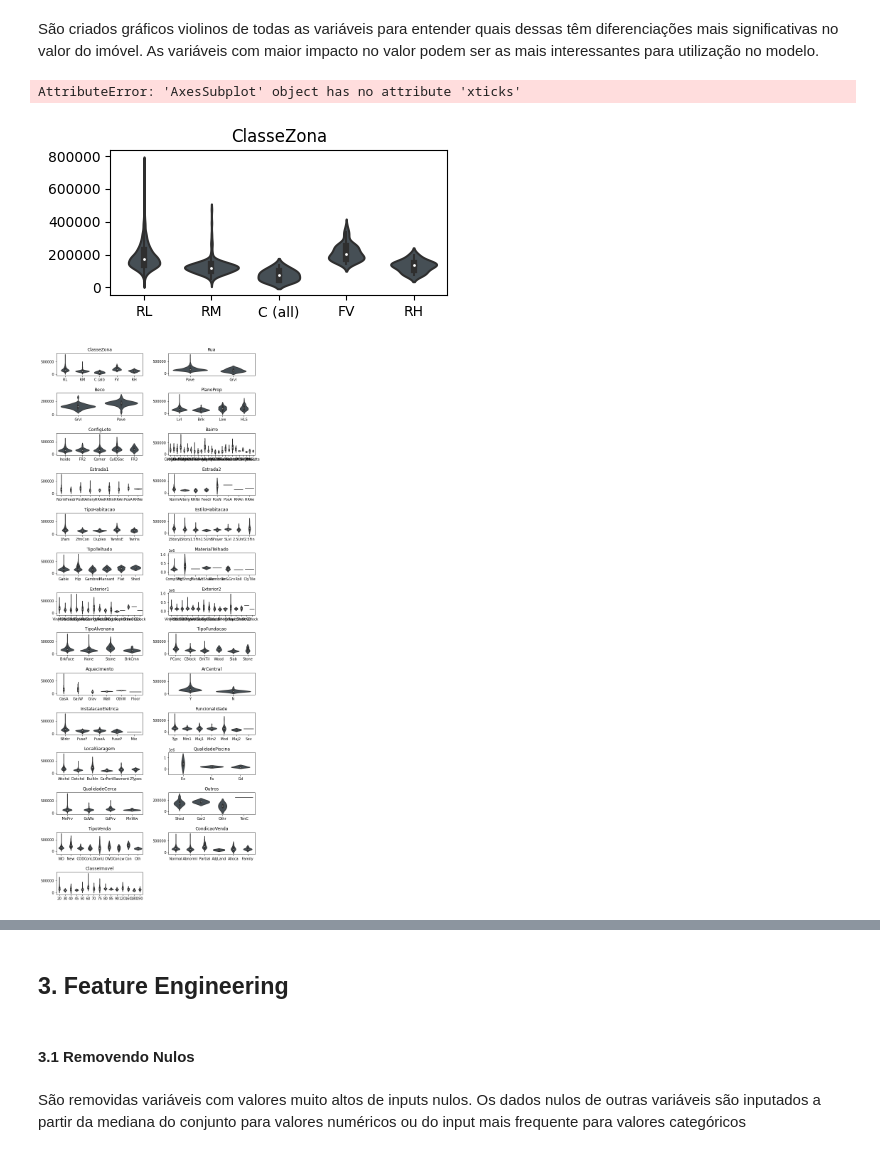
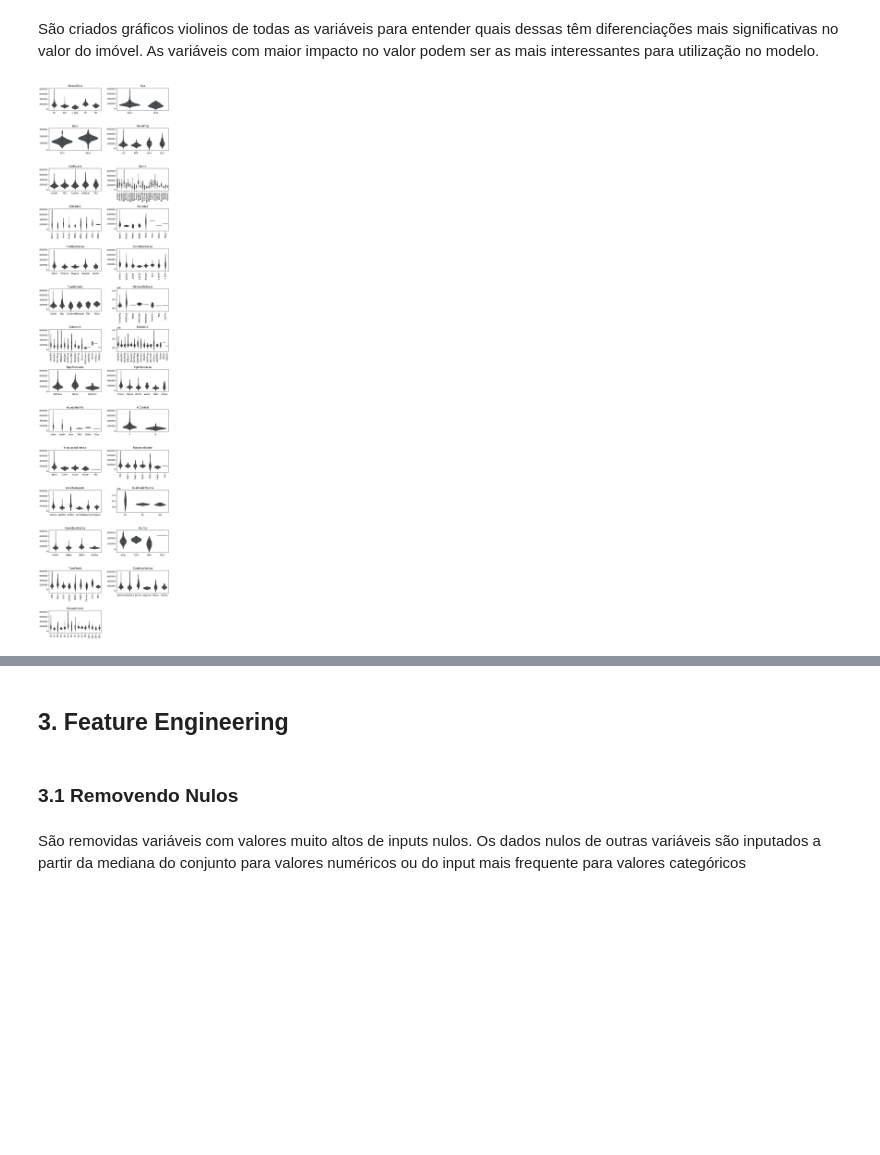
Before and after one commit to LissesCastro/Desafio-Regressao, a Jupyter notebook: Regressao_Valor_de_Imovel_Tera.ipynb, the cells around one changed output, grey strips where cells are left out. Saved outputs shown, nothing was run; the diff lists cells and outputs as text; code cells hidden in the pictures; blank space fills up the shorter version.

```diff
--- a/Regressao_Valor_de_Imovel_Tera.ipynb
+++ b/Regressao_Valor_de_Imovel_Tera.ipynb
@@ -41,7 +41,7 @@ from sklearn.model_selection import train_test_split
 # %% [markdown]
 ### 1.2 Elaboração de algumas funções utilizadas posteriormente no código
 # %%
-def plota_cat(variaveis: list, figsize: tuple, dataframe=df) -> plt.figure:
+def plota_cat(variaveis: list, figsize: tuple, dataframe: pd.DataFrame()) -> plt.figure:
     '''Dada uma lista de variáveis categóricas, plota uma figura
        com os gráficos de violino de todas as variáveis na lista'''
     total_plots = len(variaveis)
@@ -58,7 +58,8 @@ def plota_cat(variaveis: list, figsize: tuple, dataframe=df) -> plt.figure:
         ax.set_title(var)
         ax.set_ylabel('')
         ax.set_xlabel('')
-        ax.xaxis.set_tick_params(rotation=90)
+        if dataframe[var].nunique() > 6:
+            ax.xaxis.set_tick_params(rotation=90)
         i += 1
 
 
@@ -112,6 +113,16 @@ def metrics_report(y: pd.Series(), y_pred: pd.Series(), dataset_name='valid') ->
 
   report[dataset_name] = report[dataset_name].round(2)
   return report
+
+def random_forest_preprocessing(X_train: pd.DataFrame(), X_val: pd.DataFrame(), X_test: pd.DataFrame(), y_train: pd.Series(), categoricas: list) -> pd.DataFrame():
+
+  # Categoricals pre-processing (categorical encoders)
+  target_encoder = TargetEncoder()
+  X_train[categoricas] = target_encoder.fit_transform(X_train[categoricas], y_train)
+  X_val[categoricas] = target_encoder.transform(X_val[categoricas])
+  X_test[categoricas] = target_encoder.transform(X_test[categoricas])
+
+  return X_train, X_val, X_test
 # %% [markdown]
 ## 2. EDA da base original
 # %%
@@ -145,12 +156,12 @@ memory usage: 924.0+ KB
 var_resp = 'PrecoVenda'
 
 #Lista das variáveis numéricas
-var_num = base.select_dtypes(include=["int", "float"]).columns.to_list()
+var_num = df.select_dtypes(include=["int", "float"]).columns.to_list()
 var_num.remove(var_resp)
 var_num.remove('ClasseImovel') #Removida pois é categórica
 
 #Lista das variáveis categóricas
-v_cat = base.select_dtypes(exclude=["int", "float"]).columns.to_list()
+v_cat = df.select_dtypes(exclude=["int", "float"]).columns.to_list()
 v_cat.append('ClasseImovel')
 
 #Distinção das variáveis categóricas, a diferenciação entre cardinais e ordinais nesse caso foi realizada para facilitar a visualização dos gráficos
@@ -178,27 +189,8 @@ fig = make_subplots(rows= 2, cols=2, subplot_titles=["Distribuição da variáve
 # %% [markdown]
 São criados gráficos violinos de todas as variáveis para entender quais dessas têm diferenciações mais significativas no valor do imóvel. As variáveis com maior impacto no valor podem ser as mais interessantes para utilização no modelo.
 # %%
-plota_cat(variaveis=v_cat_card, figsize=(10,90))
+plota_cat(variaveis=v_cat_card, figsize=(10,90), dataframe=df)
 # %% [output]
-AttributeError: 'AxesSubplot' object has no attribute 'xticks'
-[figure, old version]
+[figure, new version]
-# %%
-#Area de figura
-fig = plt.figure(figsize=(10,90))
-fig.subplots_adjust(hspace=0.8, wspace=0.3)
-total_plots = len(v_categoricas)
-i = 0
-
-#Iteração nas variáveis categóricas cardinais
-for var in cat_cardinal:
-    ax = fig.add_subplot(total_plots, 2, i+1)
-
-    sns.violinplot(x=var, y=v_resposta, data=base, ax=ax, color='#435058')
-    ax.set_title(var)
-    ax.set_ylabel('')
-    ax.set_xlabel('')
-    i += 1
-# %% [output]
-[figure, removed]
 # %%
 #Verificando o grau de cardinalidade das variáveis categóricas
@@ -222,9 +214,9 @@ ArCentral                2
 Beco                     2
 dtype: int64
 # %% [markdown]
-<h2>3. Feature Engineering</h2>
+## 3. Feature Engineering
 # %% [markdown]
-<h4>3.1 Removendo Nulos</h4>
+### 3.1 Removendo Nulos
 # %% [markdown]
 São removidas variáveis com valores muito altos de inputs nulos. Os dados nulos de outras variáveis são inputados a partir da mediana do conjunto para valores numéricos ou do input mais frequente para valores categóricos
 # %%
```
Also changed, not shown: parts of 35 cells of this notebook.
